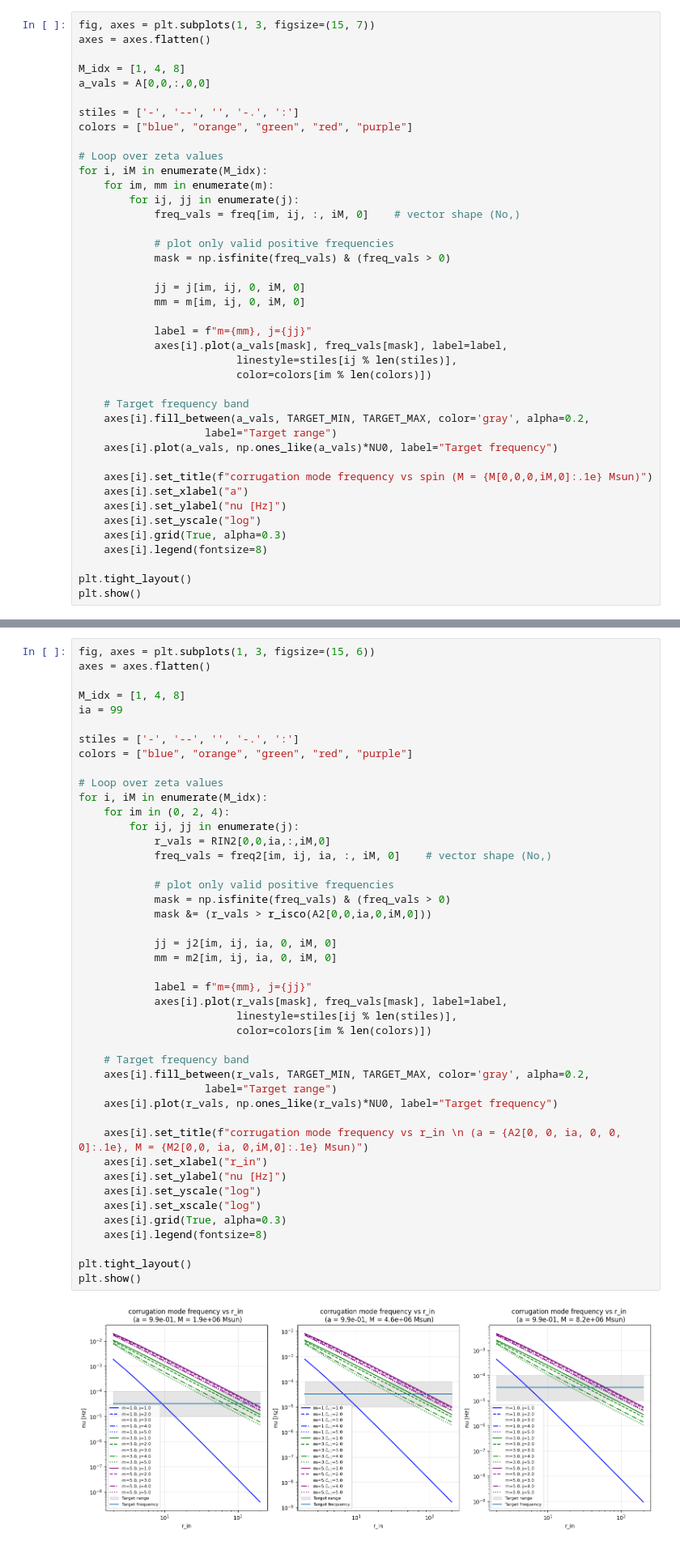
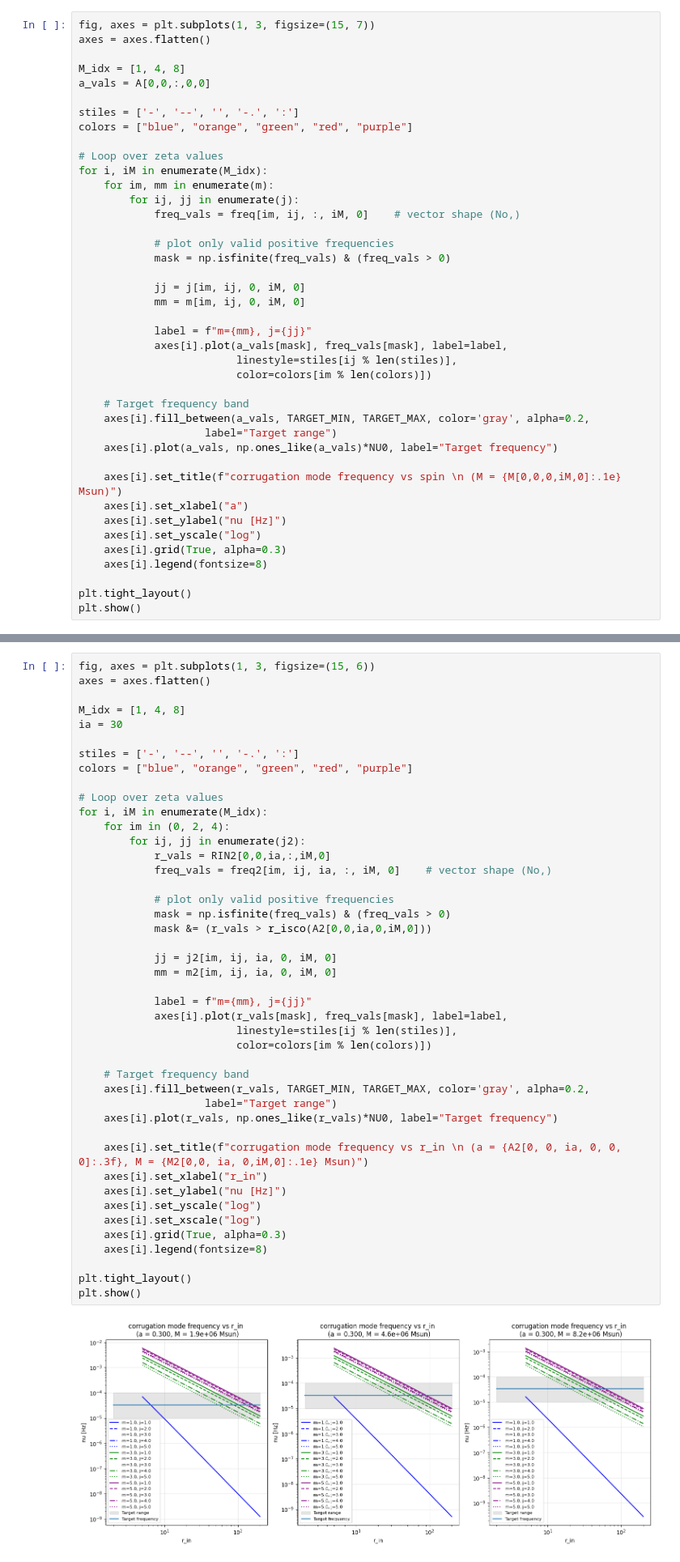
Before and after one commit to mauroghira/iuss_thesis, a Jupyter notebook: c_modes.ipynb, the cells around one changed output, grey strips where cells are left out. Shown at 81% size. Drawn from its saved outputs; the diff is of its cells as text.

```diff
--- a/c_modes.ipynb
+++ b/c_modes.ipynb
@@ -78,7 +152,7 @@ for i, iM in enumerate(M_idx):
                     label="Target range")
     axes[i].plot(a_vals, np.ones_like(a_vals)*NU0, label="Target frequency")
 
-    axes[i].set_title(f"corrugation mode frequency vs spin (M = {M[0,0,0,iM,0]:.1e} Msun)")
+    axes[i].set_title(f"corrugation mode frequency vs spin \n (M = {M[0,0,0,iM,0]:.1e} Msun)")
     axes[i].set_xlabel("a")
     axes[i].set_ylabel("nu [Hz]")
     axes[i].set_yscale("log")
@@ -141,7 +215,7 @@ fig, axes = plt.subplots(1, 3, figsize=(15, 6))
 axes = axes.flatten()
 
 M_idx = [1, 4, 8]
-ia = 99
+ia = 30
 
 stiles = ['-', '--', '', '-.', ':']
 colors = ["blue", "orange", "green", "red", "purple"]
@@ -149,39 +223,39 @@ colors = ["blue", "orange", "green", "red", "purple"]
 # Loop over zeta values
 for i, iM in enumerate(M_idx):
     for im in (0, 2, 4):
-        for ij, jj in enumerate(j):
+        for ij, jj in enumerate(j2):
             r_vals = RIN2[0,0,ia,:,iM,0]
             freq_vals = freq2[im, ij, ia, :, iM, 0]    # vector shape (No,)
 
             # plot only valid positive frequencies
             mask = np.isfinite(freq_vals) & (freq_vals > 0)
             mask &= (r_vals > r_isco(A2[0,0,ia,0,iM,0]))
 
             jj = j2[im, ij, ia, 0, iM, 0]
             mm = m2[im, ij, ia, 0, iM, 0]
 
             label = f"m={mm}, j={jj}"
             axes[i].plot(r_vals[mask], freq_vals[mask], label=label,
                          linestyle=stiles[ij % len(stiles)],
                          color=colors[im % len(colors)])
 
     # Target frequency band
     axes[i].fill_between(r_vals, TARGET_MIN, TARGET_MAX, color='gray', alpha=0.2,
                     label="Target range")
     axes[i].plot(r_vals, np.ones_like(r_vals)*NU0, label="Target frequency")
 
-    axes[i].set_title(f"corrugation mode frequency vs r_in \n (a = {A2[0, 0, ia, 0, 0, 0]:.1e}, M = {M2[0,0, ia, 0,iM,0]:.1e} Msun)")
+    axes[i].set_title(f"corrugation mode frequency vs r_in \n (a = {A2[0, 0, ia, 0, 0, 0]:.3f}, M = {M2[0,0, ia, 0,iM,0]:.1e} Msun)")
     axes[i].set_xlabel("r_in")
     axes[i].set_ylabel("nu [Hz]")
     axes[i].set_yscale("log")
     axes[i].set_xscale("log")
     axes[i].grid(True, alpha=0.3)
     axes[i].legend(fontsize=8)
 
 plt.tight_layout()
 plt.show()
 # %% [output]
-[figure, old version]
+[figure, new version]
 # %% [markdown]
 - come sopra, massa abbassa frequenze
 - serve andare a raggi molto grandi (oltre 100 Rg) per trovare match sotto questte condizioni, infatti sopra non avevo visto nessuna compatibilità di fatto
```
Also changed, not shown: parts of 4 cells of this notebook, 3 other files.
